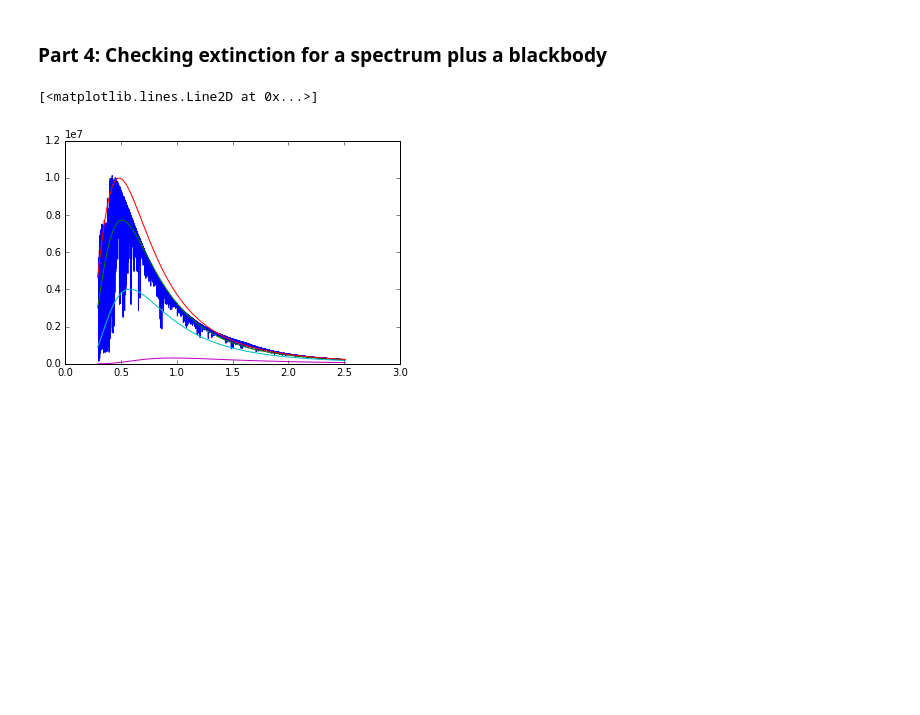
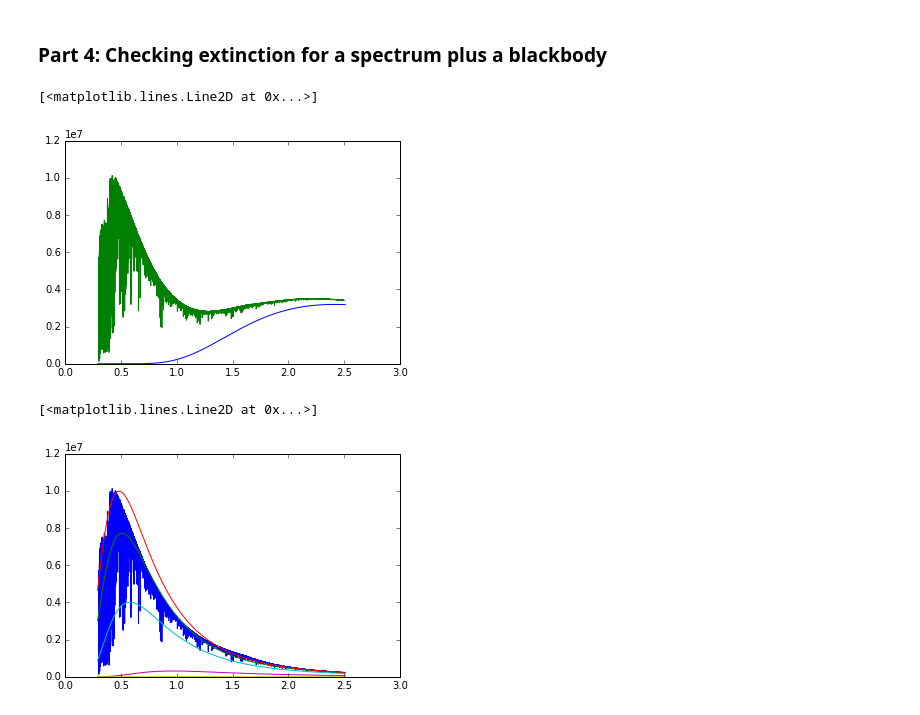
Before and after one commit to ojalae/initial-photometry, a Jupyter notebook: Photometry on Stellar Spectra (Units Converted).ipynb, the cells around one changed output. Drawn from its saved outputs; the diff is of its cells as text; code cells hidden in the pictures; blank space fills up the shorter version.

```diff
--- a/Photometry on Stellar Spectra (Units Converted).ipynb
+++ b/Photometry on Stellar Spectra (Units Converted).ipynb
@@ -317,6 +326,12 @@ blackbodyf= interp1d(bbwavelengths, bbflux)
 
 
 totalflux = blackbodyf(modelwavelengths) + modelflux
+# %%
+plt.plot(bbwavelengths,bbflux)
+plt.plot(modelwavelengths,totalflux)
+# %% [output]
+[<matplotlib.lines.Line2D at 0x...>]
+[figure, added]
 # %%
 plt.plot(modelwavelengths, modelflux)
 plt.plot(wav, planck_sed(wav,5700))
```
Also changed, not shown: parts of 24 cells of this notebook.
